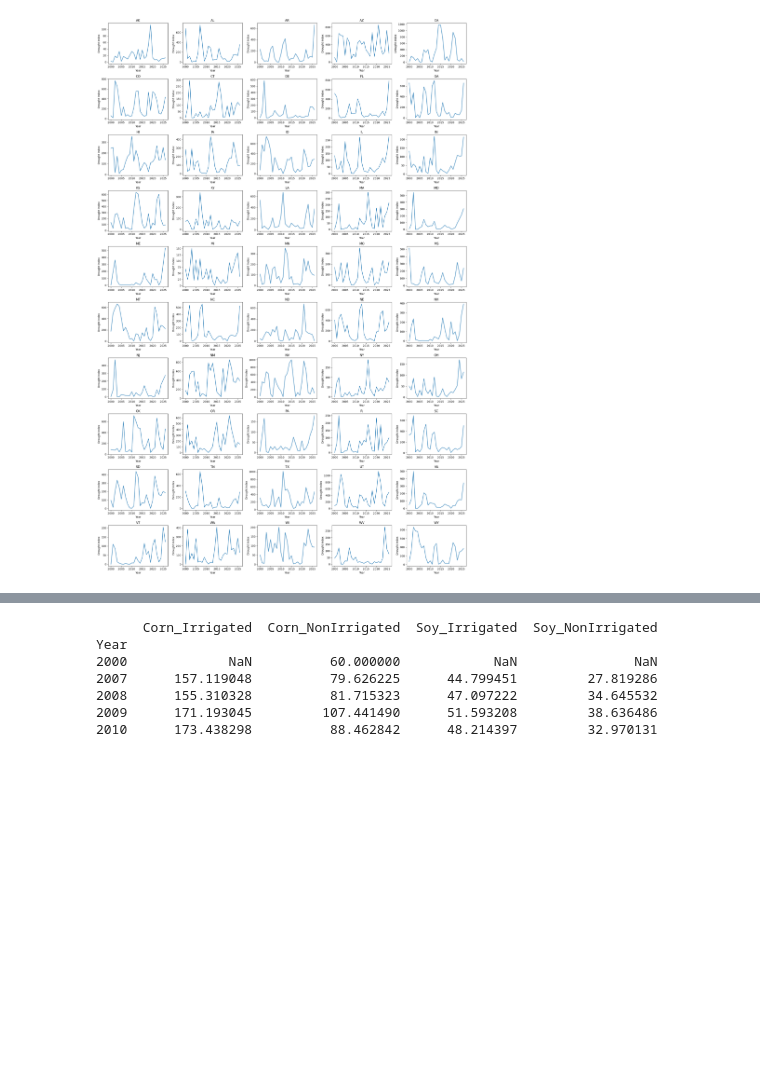
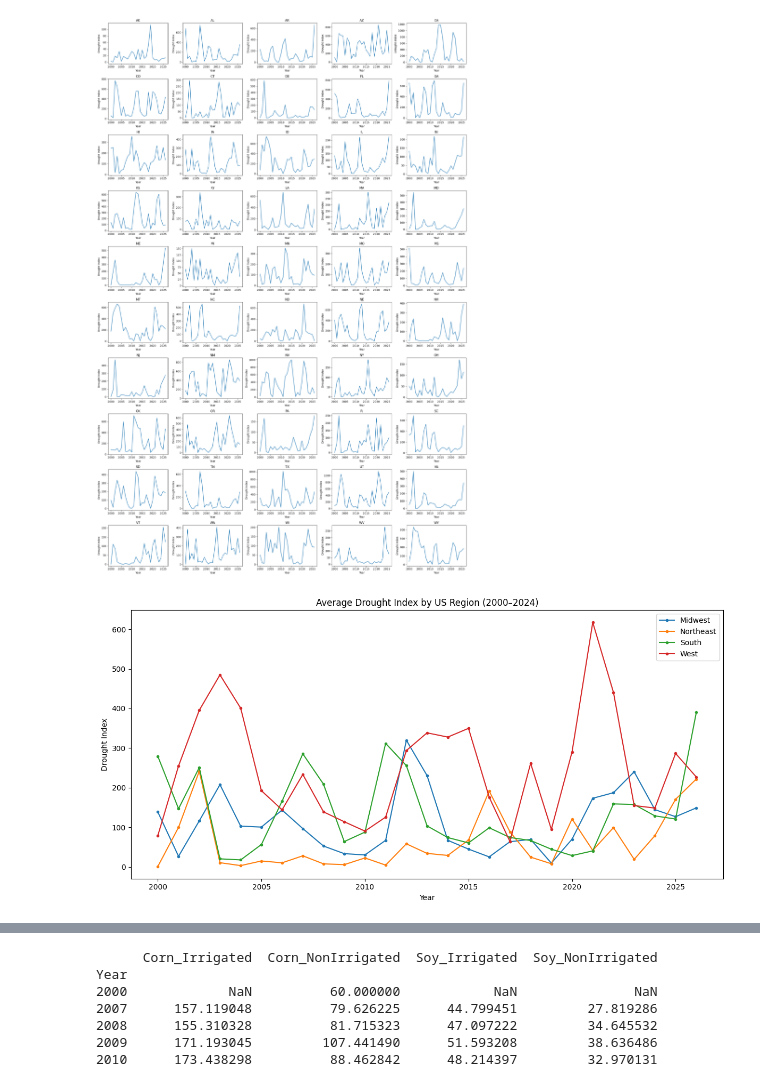
Before and after one commit to edb1014/CPSC-485-Final-Project, a Jupyter notebook: edb1014_Final Project.ipynb, the cells around one changed output, grey strips where cells are left out. Drawn from its saved outputs; the diff is of its cells as text; code cells hidden in the pictures; blank space fills up the shorter version.

```diff
--- a/edb1014_Final Project.ipynb
+++ b/edb1014_Final Project.ipynb
@@ -112,4 +112,38 @@ plt.tight_layout()
 plt.show()
 # %% [output]
 [figure]
+# %%
+
+# Drought Index over time by US Census Region
+region_map = {
+    'CT': 'Northeast', 'ME': 'Northeast', 'MA': 'Northeast', 'NH': 'Northeast',
+    'RI': 'Northeast', 'VT': 'Northeast', 'NJ': 'Northeast', 'NY': 'Northeast', 'PA': 'Northeast',
+    'IL': 'Midwest', 'IN': 'Midwest', 'MI': 'Midwest', 'OH': 'Midwest', 'WI': 'Midwest',
+    'IA': 'Midwest', 'KS': 'Midwest', 'MN': 'Midwest', 'MO': 'Midwest', 'NE': 'Midwest',
+    'ND': 'Midwest', 'SD': 'Midwest',
+    'DE': 'South', 'FL': 'South', 'GA': 'South', 'MD': 'South', 'NC': 'South',
+    'SC': 'South', 'VA': 'South', 'WV': 'South', 'AL': 'South', 'KY': 'South',
+    'MS': 'South', 'TN': 'South', 'AR': 'South', 'LA': 'South', 'OK': 'South', 'TX': 'South',
+    'AZ': 'West', 'CO': 'West', 'ID': 'West', 'MT': 'West', 'NV': 'West',
+    'NM': 'West', 'UT': 'West', 'WY': 'West', 'AK': 'West', 'CA': 'West',
+    'HI': 'West', 'OR': 'West', 'WA': 'West',
+}
+
+df_drought_regional = df_drought_index.copy()
+df_drought_regional['Region'] = df_drought_regional['State'].map(region_map)
+df_drought_regional = df_drought_regional.dropna(subset=['Region'])
+df_drought_regional = df_drought_regional.groupby(['Year', 'Region'])['Drought Index'].mean().reset_index()
+
+fig, ax = plt.subplots(figsize=(12, 6))
+for region, group in df_drought_regional.groupby('Region'):
+    ax.plot(group['Year'], group['Drought Index'], label=region, marker='o', markersize=3)
+
+ax.set_title('Average Drought Index by US Region (2000–2024)')
+ax.set_xlabel('Year')
+ax.set_ylabel('Drought Index')
+ax.legend()
+plt.tight_layout()
+plt.show()
+# %% [output]
+[figure, added]
 # %%
```
Also changed, not shown: parts of 11 cells of this notebook.
